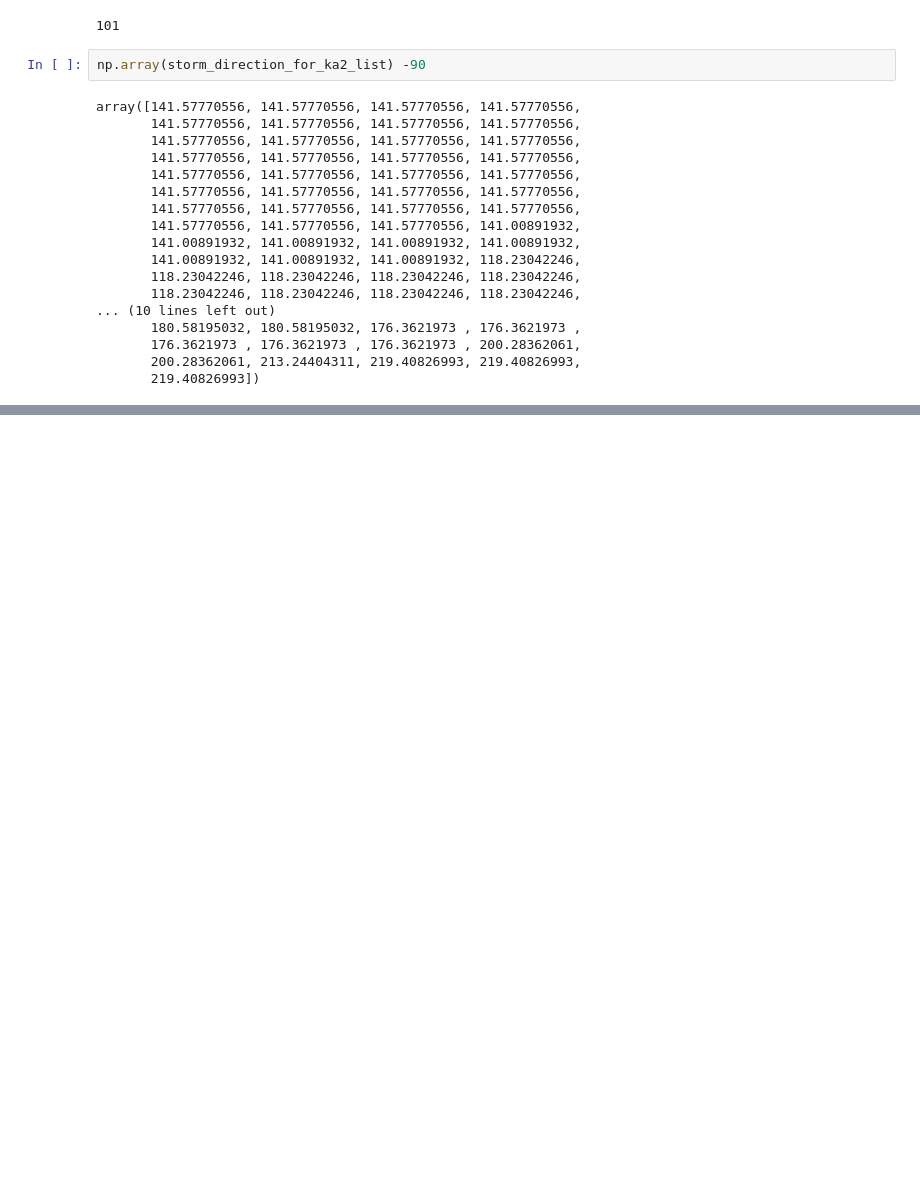
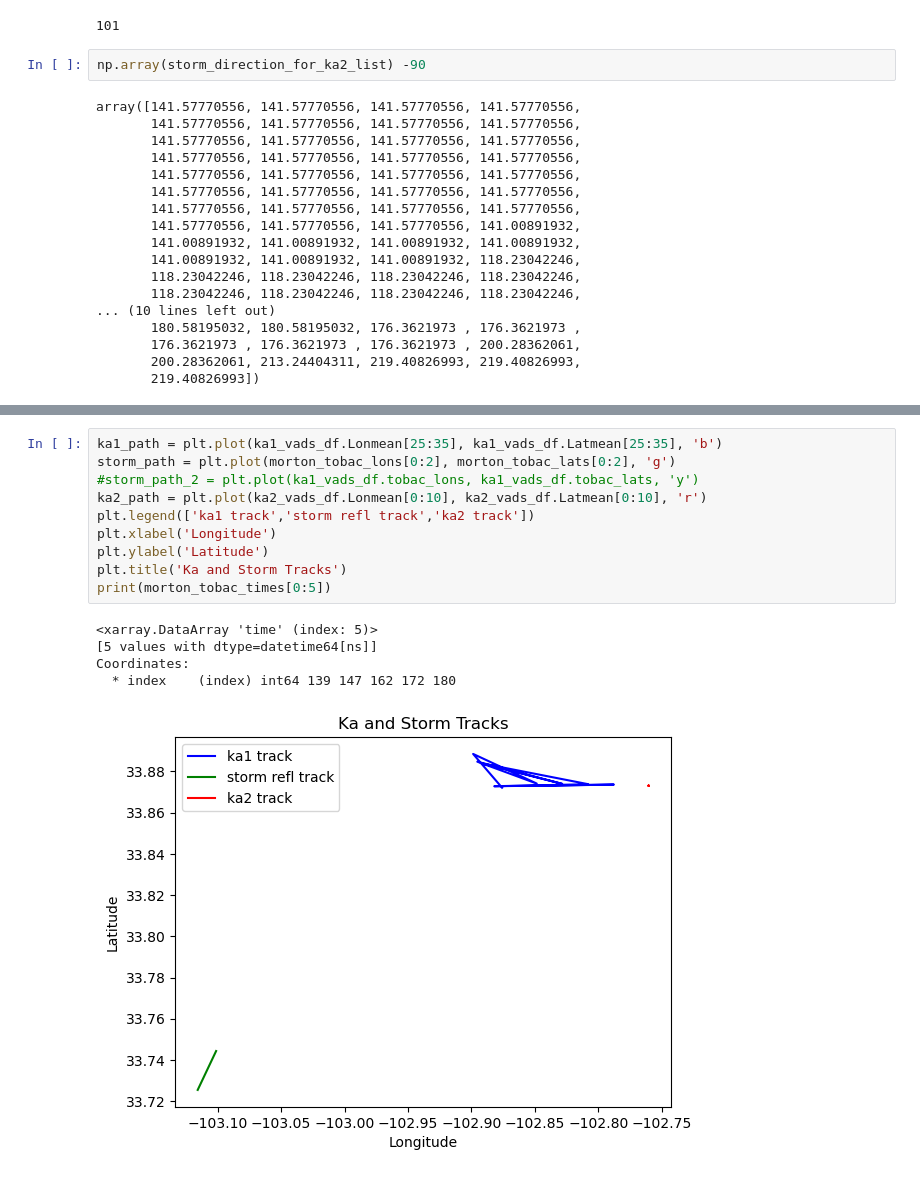
Before and after one commit to JuliaBuhrman/research2024, a Jupyter notebook: identify_vads.ipynb, the cells around one changed output, grey strips where cells are left out. Saved outputs shown, nothing was run; the diff lists cells and outputs as text; blank space fills up the shorter version.

```diff
--- a/identify_vads.ipynb
+++ b/identify_vads.ipynb
@@ -1038,0 +741,16 @@ np.size(r)
+# %%
+ka1_path = plt.plot(ka1_vads_df.Lonmean[25:35], ka1_vads_df.Latmean[25:35], 'b')
+storm_path = plt.plot(morton_tobac_lons[0:2], morton_tobac_lats[0:2], 'g')
+#storm_path_2 = plt.plot(ka1_vads_df.tobac_lons, ka1_vads_df.tobac_lats, 'y')
+ka2_path = plt.plot(ka2_vads_df.Lonmean[0:10], ka2_vads_df.Latmean[0:10], 'r')
+plt.legend(['ka1 track','storm refl track','ka2 track'])
+plt.xlabel('Longitude')
+plt.ylabel('Latitude')
+plt.title('Ka and Storm Tracks')
+print(morton_tobac_times[0:5])
+# %% [output]
+<xarray.DataArray 'time' (index: 5)>
+[5 values with dtype=datetime64[ns]]
+Coordinates:
+  * index    (index) int64 139 147 162 172 180
+[figure, added]
```
Also changed, not shown: parts of 49 cells of this notebook.
